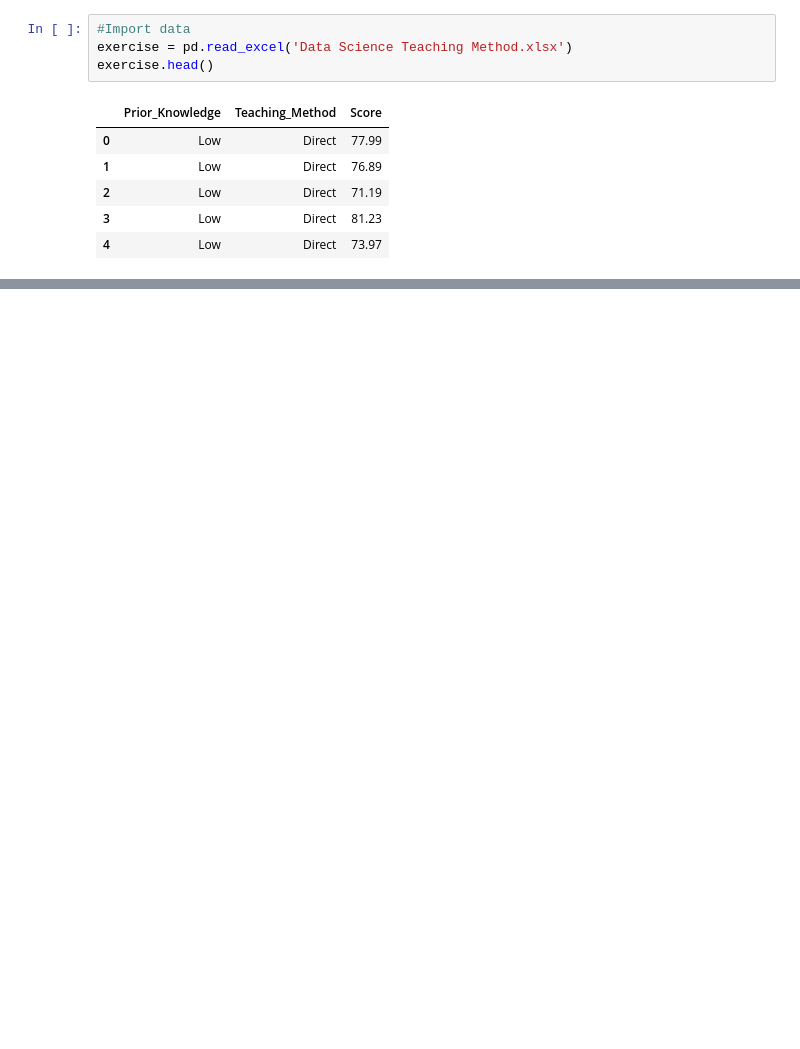
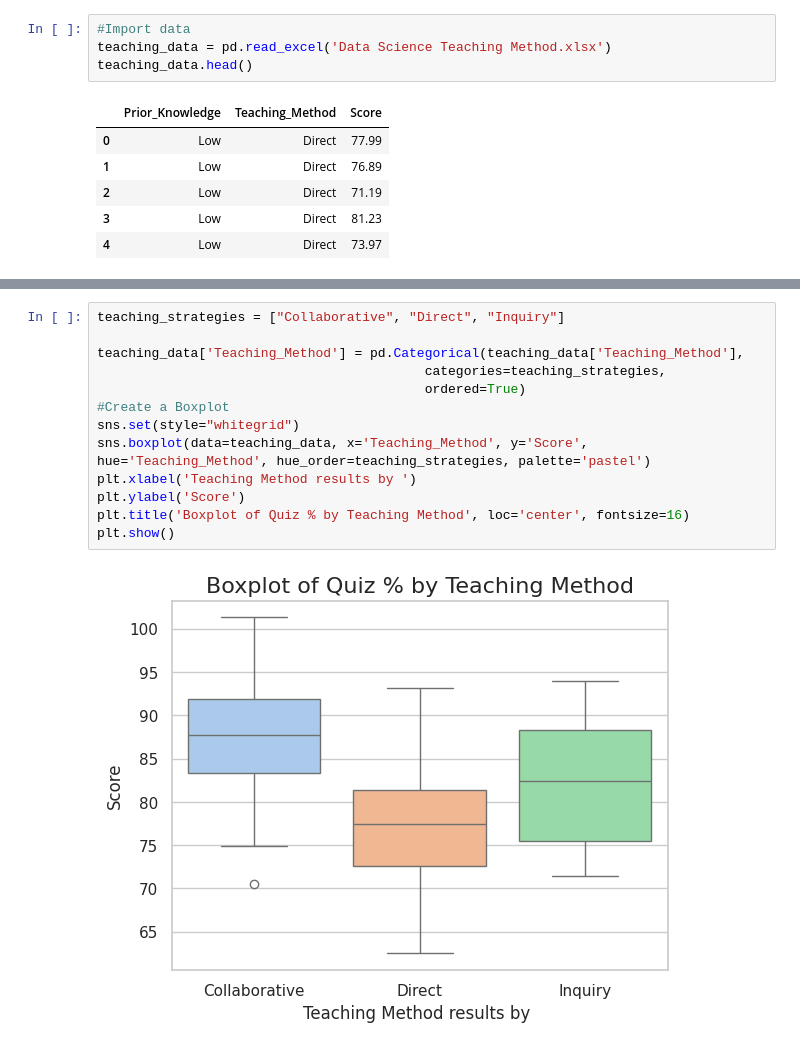
Before and after one commit to morales-evelyn/STAT-7220-Applied-Experimental-Design, a Jupyter notebook: Assignments/HW2/HW-2.ipynb, the cells around one changed output, grey strips where cells are left out. Saved outputs shown, nothing was run; the diff lists cells and outputs as text; blank space fills up the shorter version.

```diff
--- a/Assignments/HW2/HW-2.ipynb
+++ b/Assignments/HW2/HW-2.ipynb
@@ -8,8 +8,8 @@ from statsmodels.formula.api import ols
 from statsmodels.stats.multicomp import pairwise_tukeyhsd
 # %%
 #Import data
-exercise = pd.read_excel('Data Science Teaching Method.xlsx')
-exercise.head()
+teaching_data = pd.read_excel('Data Science Teaching Method.xlsx')
+teaching_data.head()
 # %% [output]
 |  | Prior_Knowledge | Teaching_Method | Score |
 | 0 | Low | Direct | 77.99 |
@@ -27,3 +27,18 @@ Teaching_Method
 Collaborative    87.1000  7.414661
 Direct           77.4915  7.264446
 Inquiry          82.1145  7.037525
+# %%
+teaching_strategies = ["Collaborative", "Direct", "Inquiry"]
+
+teaching_data['Teaching_Method'] = pd.Categorical(teaching_data['Teaching_Method'],
+                                          categories=teaching_strategies,
+                                          ordered=True)
+#Create a Boxplot
+sns.set(style="whitegrid")
+sns.boxplot(data=teaching_data, x='Teaching_Method', y='Score', hue='Teaching_Method', hue_order=teaching_strategies, palette='pastel')
+plt.xlabel('Teaching Method results by ')
+plt.ylabel('Score')
+plt.title('Boxplot of Quiz % by Teaching Method', loc='center', fontsize=16)
+plt.show()
+# %% [output]
+[figure, added]
```
Also changed, not shown: parts of 15 cells of this notebook.
